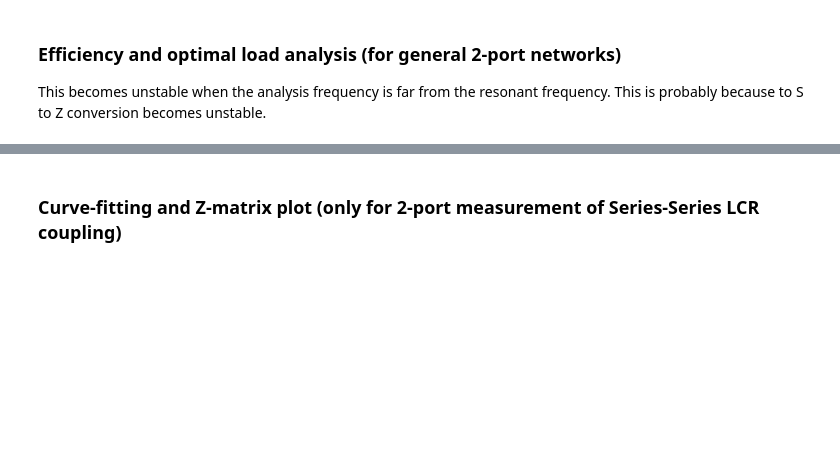
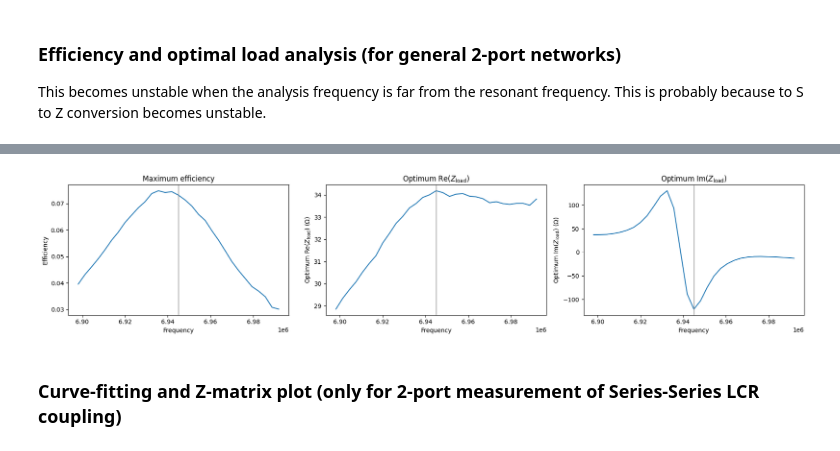
Before and after one commit to t-sasatani/wpt-tools, a Jupyter notebook: examples/measurement_sample.ipynb, the cells around one changed output, grey strips where cells are left out. Drawn from its saved outputs; the diff is of its cells as text; code cells hidden in the pictures; blank space fills up the shorter version.

```diff
--- a/examples/measurement_sample.ipynb
+++ b/examples/measurement_sample.ipynb
@@ -33,9 +33,9 @@ This becomes unstable when the analysis frequency is far from the resonant frequ
 This is probably because to S to Z conversion becomes unstable.
 # %%
 # For maximum efficiency analysis
-target_f = 6.78e6
-range_f = 1e6
+target_f = 6.945e6
+range_f = 1e5
 
 wpt_eval_ins.set_f_target_range(target_f=target_f, range_f=range_f)
-f_opt, eff_opt, r_opt, x_opt = wpt_eval_ins.efficiency_load_analysis(show_plot=1, rx_port=rx_port)
+f_opt, eff_opt, r_opt, x_opt = wpt_eval_ins.efficiency_load_analysis(show_plot=True, rx_port=rx_port)
 # %% [output]
@@ -46,3 +46,4 @@ f_opt, eff_opt, r_opt, x_opt = wpt_eval_ins.efficiency_load_analysis(show_plot=1
+[figure, added]
 # %% [markdown]
 ### Curve-fitting and Z-matrix plot (only for 2-port measurement of Series-Series LCR coupling)
 # %%
```
Also changed, not shown: parts of 7 cells of this notebook, 3 other files.
